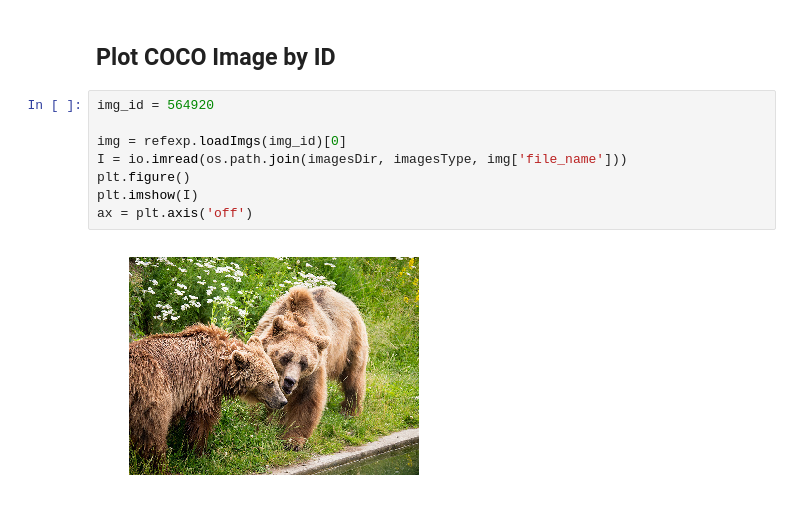
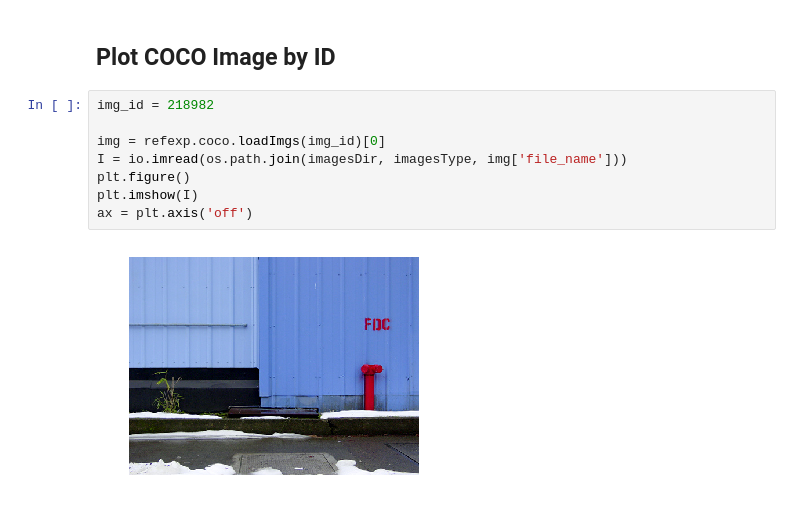
Before and after one commit to bhargaviparanjape/MultitaskMultimodal, a Jupyter notebook: src/analysis/vqa_analysis.ipynb, the cells around one changed output. Cells and saved outputs as stored; diff of their text form.

```diff
--- a/src/analysis/vqa_analysis.ipynb
+++ b/src/analysis/vqa_analysis.ipynb
@@ -35,12 +35,12 @@ Dataset loaded.
 # %% [markdown]
 ## Plot COCO Image by ID
 # %%
-img_id = 564920
+img_id = 218982
 
-img = refexp.loadImgs(img_id)[0]
+img = refexp.coco.loadImgs(img_id)[0]
 I = io.imread(os.path.join(imagesDir, imagesType, img['file_name']))
 plt.figure()
 plt.imshow(I)
 ax = plt.axis('off')
 # %% [output]
-[figure, old version]
+[figure, new version]
```
Also changed, not shown: parts of 1 cell of this notebook, 3 other files.
